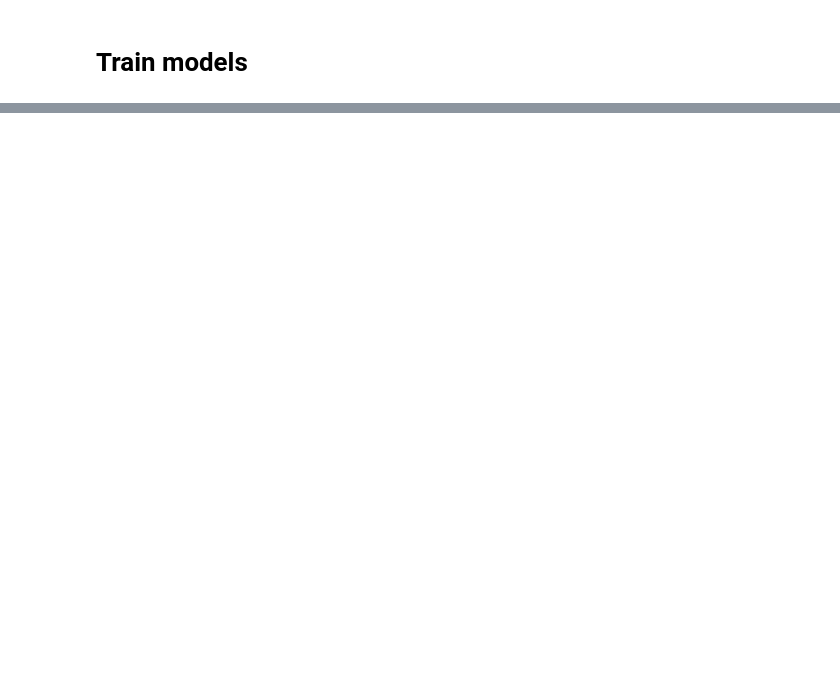
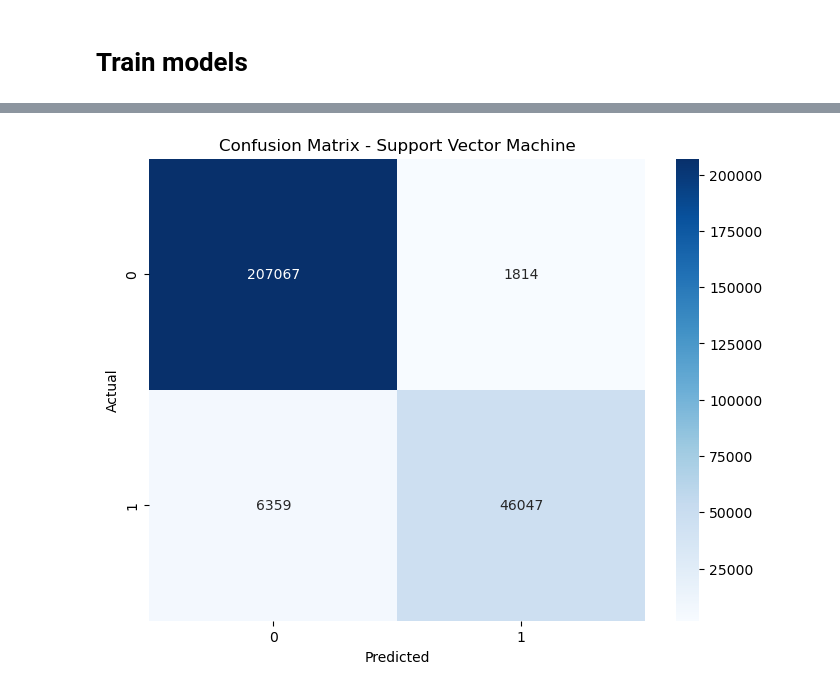
Before and after one commit to HiepDoTrong/computing_for_AI, a Jupyter notebook: last_term.ipynb, the cells around one changed output, grey strips where cells are left out. Drawn from its saved outputs; the diff is of its cells as text; code cells hidden in the pictures; blank space fills up the shorter version.

```diff
--- a/last_term.ipynb
+++ b/last_term.ipynb
@@ -497,0 +525,7 @@ rf_model = rf.fit(test_df_pca)
+# %%
+# Mô hình SVM
+svm = LinearSVC(featuresCol='pca_features', labelCol='loan_status_binary')
+svm_start = time.time()
+svm_model = svm.fit(train_df_pca)
+svm_end = time.time()
+svm_time = svm_end - svm_start
@@ -566,0 +629,5 @@ plt.show()
+# %%
+svm_predictions = svm_predictions.select("prediction", "loan_status_binary").toPandas()
+plot_confusion_matrix(svm_predictions, "Support Vector Machine")
+# %% [output]
+[figure, added]
```
Also changed, not shown: parts of 42 cells of this notebook.
